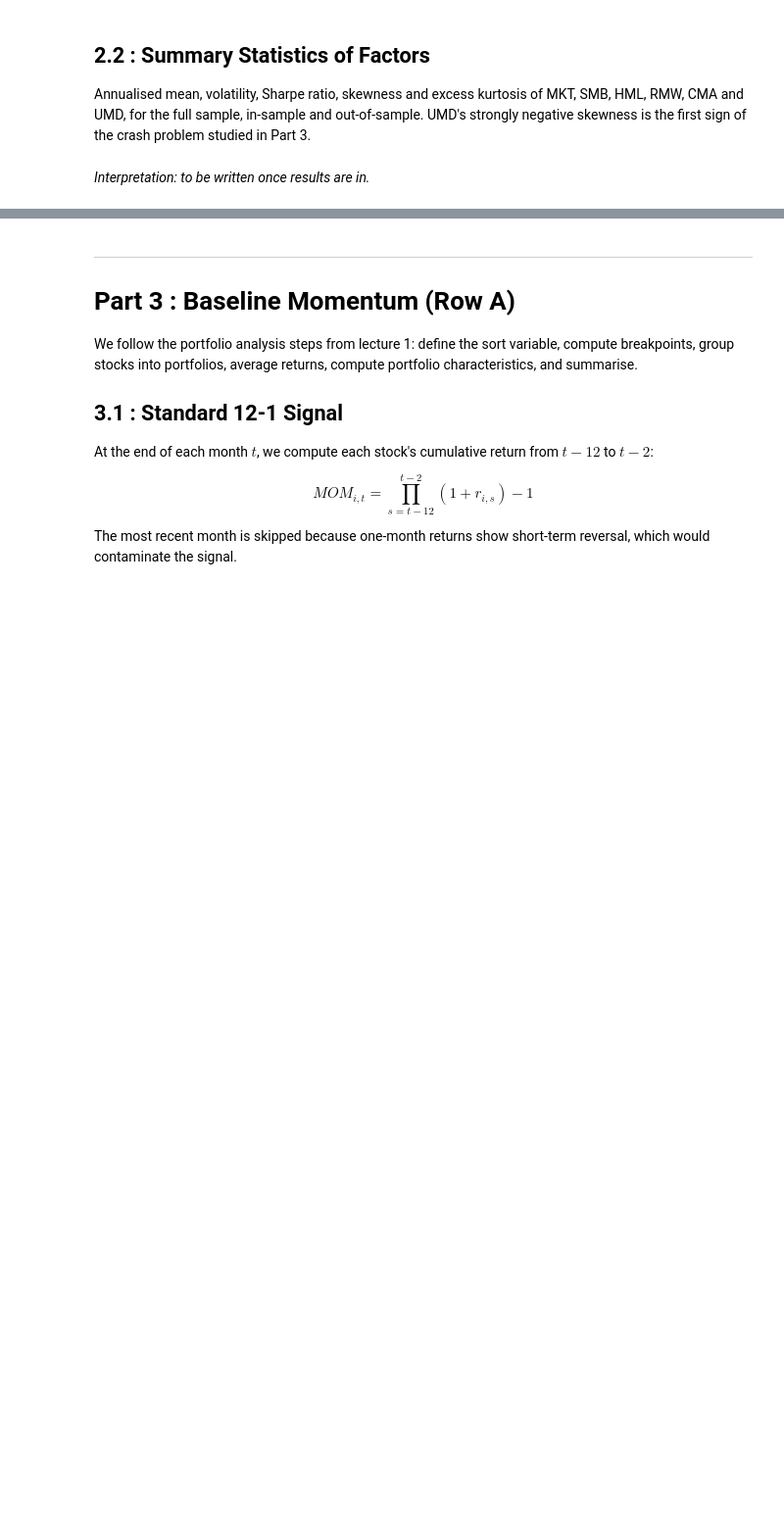
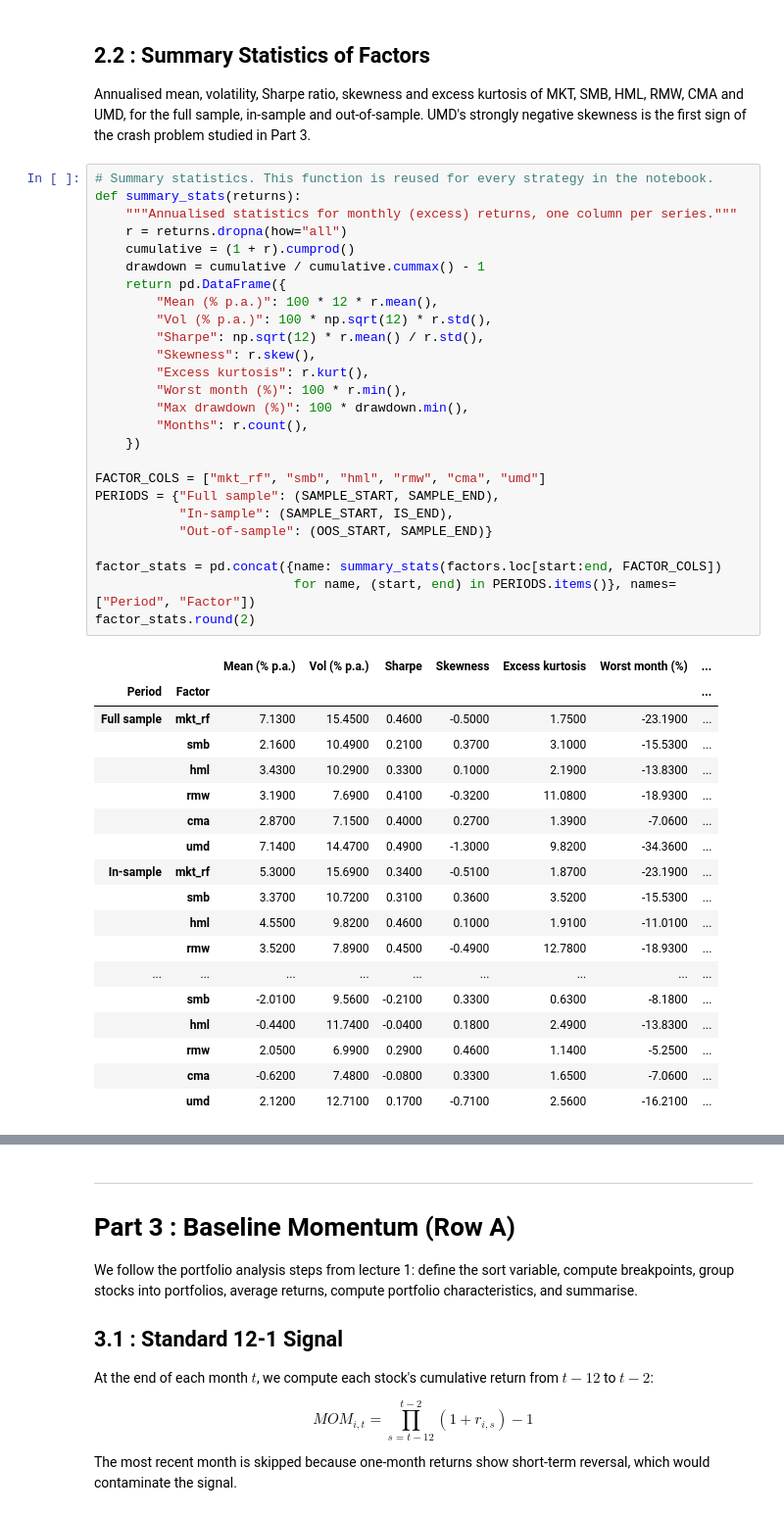
Before and after one commit to olol2/AppliedInvestments, a Jupyter notebook: Momentum_Robust_Notebook.ipynb, the cells around one changed output, grey strips where cells are left out. Shown at 98% size. Drawn from its saved outputs; the diff is of its cells as text; blank space fills up the shorter version.

```diff
--- a/Momentum_Robust_Notebook.ipynb
+++ b/Momentum_Robust_Notebook.ipynb
@@ -720,5 +762,48 @@ We plot the number of stocks in the universe each month and the share of total U
 ## 2.2 : Summary Statistics of Factors
 
 Annualised mean, volatility, Sharpe ratio, skewness and excess kurtosis of MKT, SMB, HML, RMW, CMA and UMD, for the full sample, in-sample and out-of-sample. UMD's strongly negative skewness is the first sign of the crash problem studied in Part 3.
-# %% [markdown]
-_Interpretation: to be written once results are in._
+# %%
+# Summary statistics. This function is reused for every strategy in the notebook.
+def summary_stats(returns):
+    """Annualised statistics for monthly (excess) returns, one column per series."""
+    r = returns.dropna(how="all")
+    cumulative = (1 + r).cumprod()
+    drawdown = cumulative / cumulative.cummax() - 1
+    return pd.DataFrame({
+        "Mean (% p.a.)": 100 * 12 * r.mean(),
+        "Vol (% p.a.)": 100 * np.sqrt(12) * r.std(),
+        "Sharpe": np.sqrt(12) * r.mean() / r.std(),
+        "Skewness": r.skew(),
+        "Excess kurtosis": r.kurt(),
+        "Worst month (%)": 100 * r.min(),
+        "Max drawdown (%)": 100 * drawdown.min(),
+        "Months": r.count(),
+    })
+
+FACTOR_COLS = ["mkt_rf", "smb", "hml", "rmw", "cma", "umd"]
+PERIODS = {"Full sample": (SAMPLE_START, SAMPLE_END),
+           "In-sample": (SAMPLE_START, IS_END),
+           "Out-of-sample": (OOS_START, SAMPLE_END)}
+
+factor_stats = pd.concat({name: summary_stats(factors.loc[start:end, FACTOR_COLS])
+                          for name, (start, end) in PERIODS.items()}, names=["Period", "Factor"])
+factor_stats.round(2)
+# %% [output]
+|  |  | Mean (% p.a.) | Vol (% p.a.) | Sharpe | Skewness | Excess kurtosis | Worst month (%) | ... |
+| Period | Factor |  |  |  |  |  |  | ... |
+| Full sample | mkt_rf | 7.1300 | 15.4500 | 0.4600 | -0.5000 | 1.7500 | -23.1900 | ... |
+|  | smb | 2.1600 | 10.4900 | 0.2100 | 0.3700 | 3.1000 | -15.5300 | ... |
+|  | hml | 3.4300 | 10.2900 | 0.3300 | 0.1000 | 2.1900 | -13.8300 | ... |
+|  | rmw | 3.1900 | 7.6900 | 0.4100 | -0.3200 | 11.0800 | -18.9300 | ... |
+|  | cma | 2.8700 | 7.1500 | 0.4000 | 0.2700 | 1.3900 | -7.0600 | ... |
+|  | umd | 7.1400 | 14.4700 | 0.4900 | -1.3000 | 9.8200 | -34.3600 | ... |
+| In-sample | mkt_rf | 5.3000 | 15.6900 | 0.3400 | -0.5100 | 1.8700 | -23.1900 | ... |
+|  | smb | 3.3700 | 10.7200 | 0.3100 | 0.3600 | 3.5200 | -15.5300 | ... |
+|  | hml | 4.5500 | 9.8200 | 0.4600 | 0.1000 | 1.9100 | -11.0100 | ... |
+|  | rmw | 3.5200 | 7.8900 | 0.4500 | -0.4900 | 12.7800 | -18.9300 | ... |
+| ... | ... | ... | ... | ... | ... | ... | ... | ... |
+|  | smb | -2.0100 | 9.5600 | -0.2100 | 0.3300 | 0.6300 | -8.1800 | ... |
+|  | hml | -0.4400 | 11.7400 | -0.0400 | 0.1800 | 2.4900 | -13.8300 | ... |
+|  | rmw | 2.0500 | 6.9900 | 0.2900 | 0.4600 | 1.1400 | -5.2500 | ... |
+|  | cma | -0.6200 | 7.4800 | -0.0800 | 0.3300 | 1.6500 | -7.0600 | ... |
+|  | umd | 2.1200 | 12.7100 | 0.1700 | -0.7100 | 2.5600 | -16.2100 | ... |
```
Also changed, not shown: parts of 5 cells of this notebook, 1 other file.
